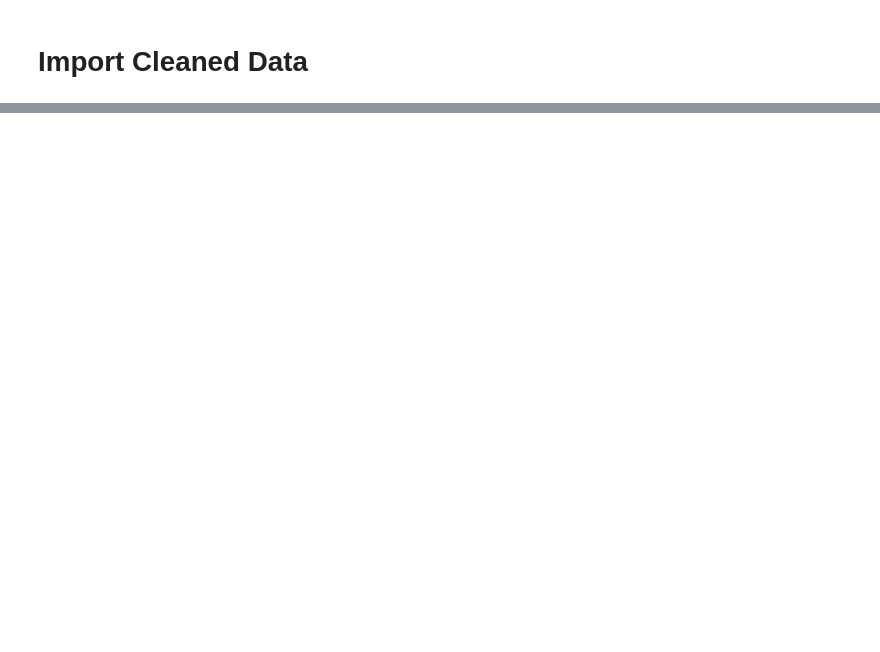
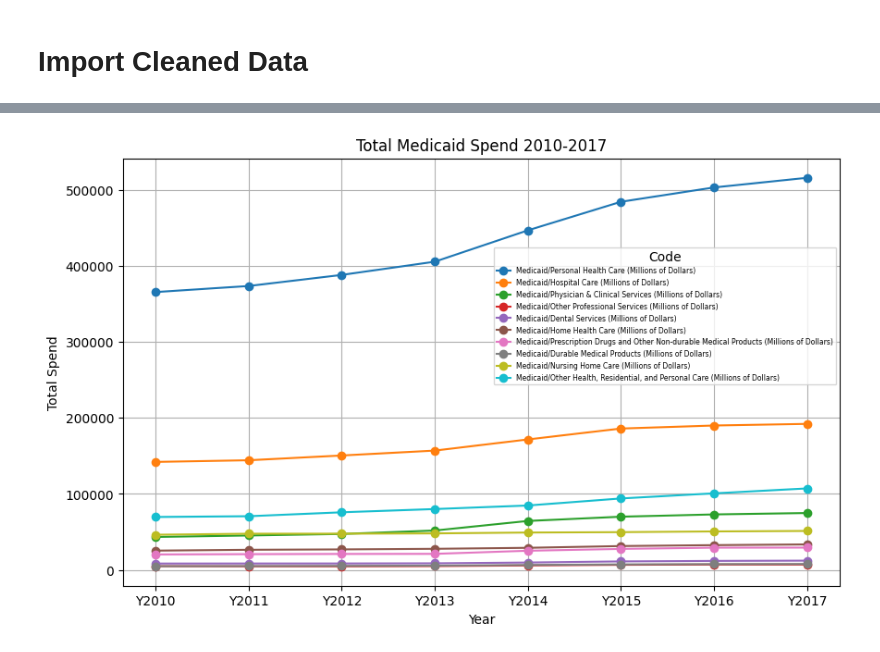
Before and after one commit to fuijo/Team-3-The-Outliers, a Jupyter notebook: GovVsPersonalSpending.ipynb, the cells around one changed output, grey strips where cells are left out. Drawn from its saved outputs; the diff is of its cells as text; code cells hidden in the pictures; blank space fills up the shorter version.

```diff
--- a/GovVsPersonalSpending.ipynb
+++ b/GovVsPersonalSpending.ipynb
@@ -25,0 +111,25 @@ NameError: name 'pd' is not defined
+# %%
+# Show US Per Capita spend in line graph to easily see by code
+TCaidAgg_df_grouped = TCaidAgg_df.groupby('Code').sum()
+
+# Plot data on graph
+years = ['Y2010','Y2011','Y2012','Y2013','Y2014','Y2015','Y2016','Y2017']
+plt.figure(figsize=(10,6))
+
+# After seeing the legened did not connect the code # to the description, connecting those fields so it's clear on the graph what each code number represents in the legend
+code_item_description = TCaidAgg_df[['Code', 'Item']].drop_duplicates().set_index('Code')['Item']
+
+# Create For Loop to loop through all the codes and plot totals by year
+for code in TCaidAgg_df_grouped.index:
+    plt.plot(years, TCaidAgg_df_grouped.loc[code, years], marker='o', label=code_item_description[code])
+
+# Label graph and position legend so it doesn't overlap the data on the graph
+plt.title('Total Medicaid Spend 2010-2017')
+plt.xlabel('Year')
+plt.ylabel('Total Spend')
+plt.legend(title='Code', fontsize=5.5, loc='upper right', bbox_to_anchor=(1,.8))
+plt.grid(True)
+plt.savefig(f"Graphs/MedicaidSpendbyCode_AllYears")
+plt.show()
+# %% [output]
+[figure, added]
```
Also changed, not shown: parts of 27 cells of this notebook, 10 other files.
